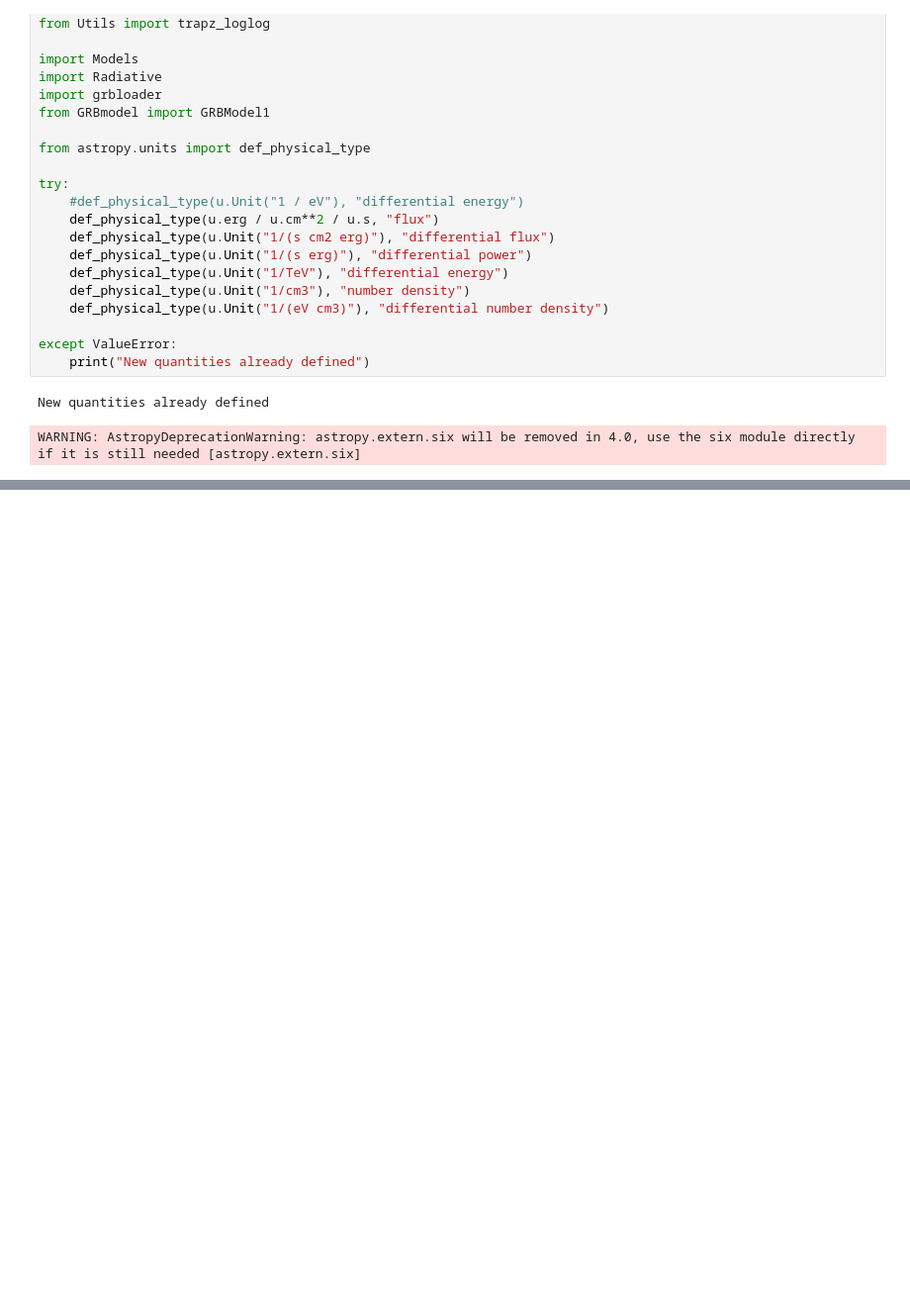
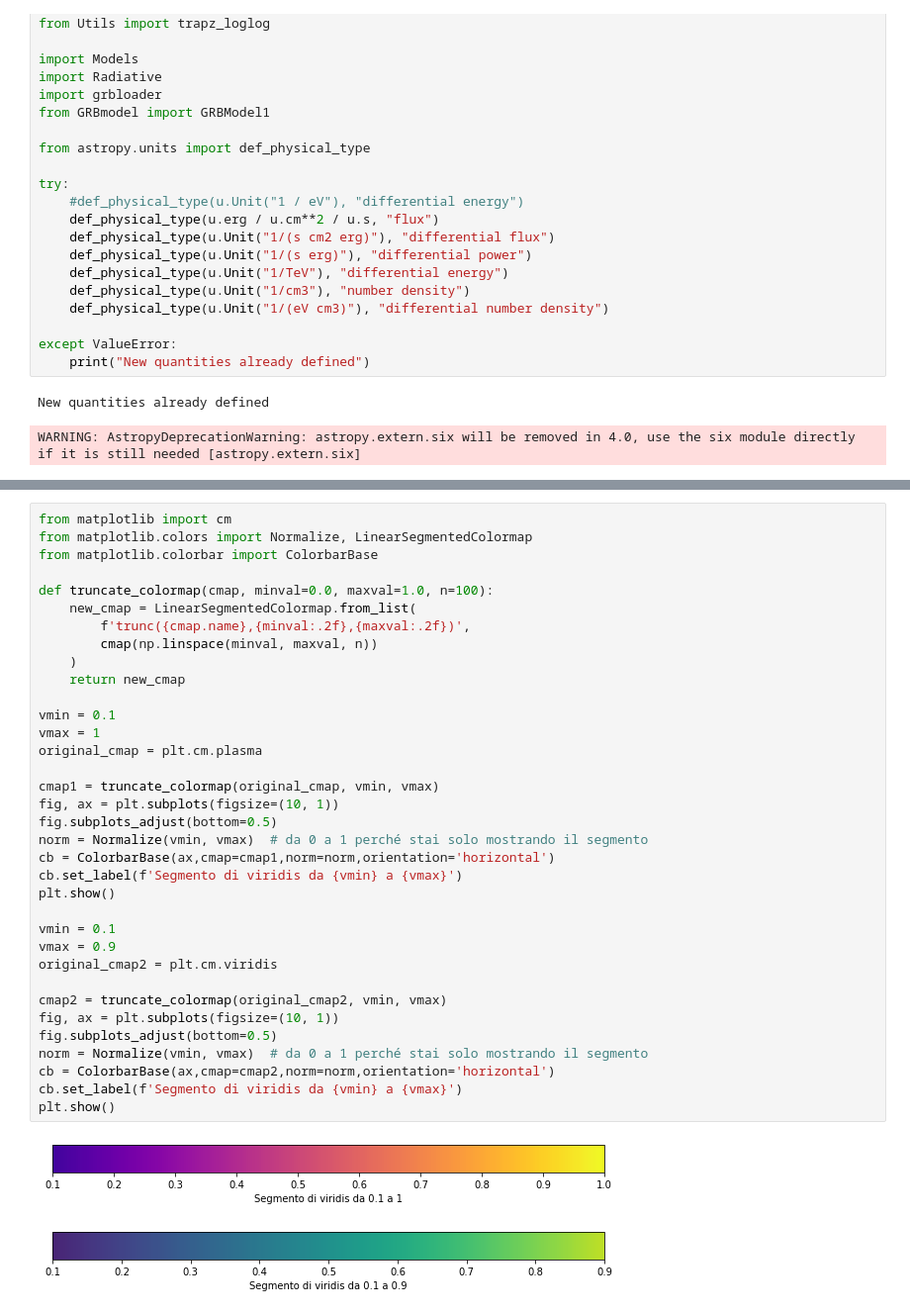
Before and after one commit to TobiaMatcovich/GRBmodelling, a Jupyter notebook: TEST2.ipynb, the cells around one changed output, grey strips where cells are left out. Shown at 99% size. Drawn from its saved outputs; the diff is of its cells as text; blank space fills up the shorter version.

```diff
--- a/TEST2.ipynb
+++ b/TEST2.ipynb
@@ -93,0 +194,38 @@ grb.plot_sed(1e2,5e16,1e-1,1e3)
+# %%
+from matplotlib import cm
+from matplotlib.colors import Normalize, LinearSegmentedColormap
+from matplotlib.colorbar import ColorbarBase
+
+def truncate_colormap(cmap, minval=0.0, maxval=1.0, n=100):
+    new_cmap = LinearSegmentedColormap.from_list(
+        f'trunc({cmap.name},{minval:.2f},{maxval:.2f})',
+        cmap(np.linspace(minval, maxval, n))
+    )
+    return new_cmap
+
+vmin = 0.1
+vmax = 1
+original_cmap = plt.cm.plasma
+
+cmap1 = truncate_colormap(original_cmap, vmin, vmax)
+fig, ax = plt.subplots(figsize=(10, 1))
+fig.subplots_adjust(bottom=0.5)
+norm = Normalize(vmin, vmax)  # da 0 a 1 perché stai solo mostrando il segmento
+cb = ColorbarBase(ax,cmap=cmap1,norm=norm,orientation='horizontal')
+cb.set_label(f'Segmento di viridis da {vmin} a {vmax}')
+plt.show()
+
+vmin = 0.1
+vmax = 0.9
+original_cmap2 = plt.cm.viridis
+
+cmap2 = truncate_colormap(original_cmap2, vmin, vmax)
+fig, ax = plt.subplots(figsize=(10, 1))
+fig.subplots_adjust(bottom=0.5)
+norm = Normalize(vmin, vmax)  # da 0 a 1 perché stai solo mostrando il segmento
+cb = ColorbarBase(ax,cmap=cmap2,norm=norm,orientation='horizontal')
+cb.set_label(f'Segmento di viridis da {vmin} a {vmax}')
+plt.show()
+# %% [output]
+[figure, added]
+[figure, added]
```
Also changed, not shown: parts of 25 cells of this notebook, 1 other file.
